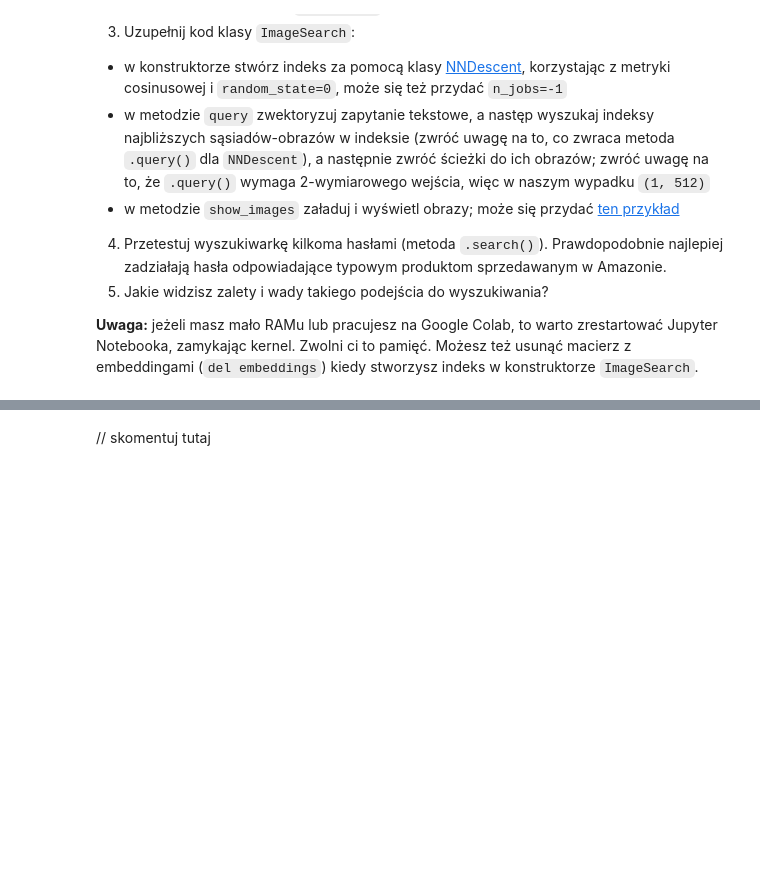
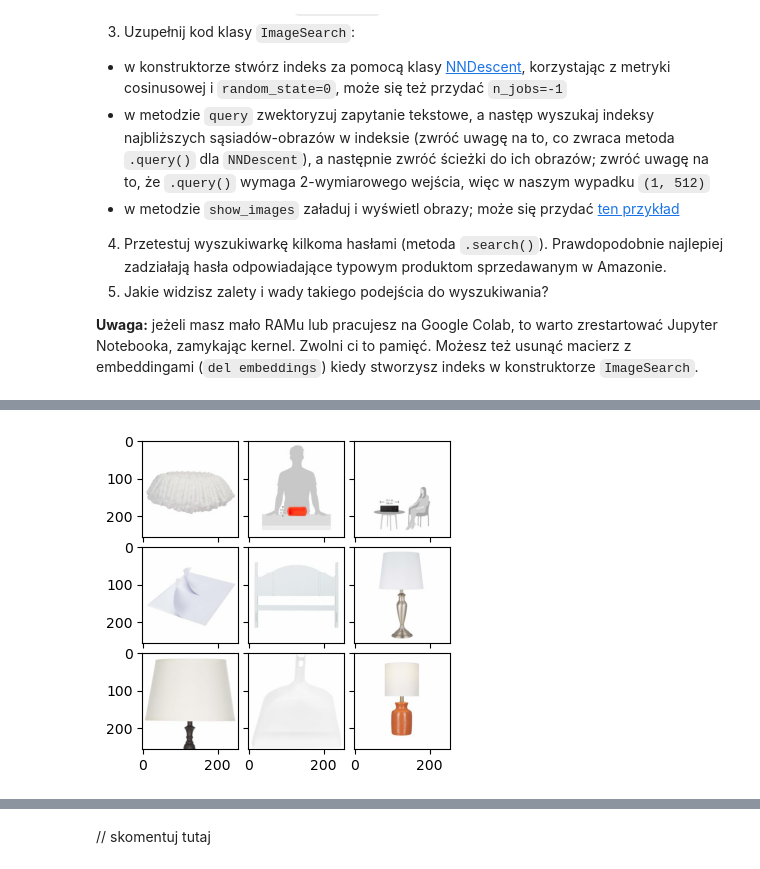
Before and after one commit to basiav/ML-Intro-Course-AGH, a Jupyter notebook: lab2/notebook_empty.ipynb, the cells around one changed output, grey strips where cells are left out. Saved outputs shown, nothing was run; the diff lists cells and outputs as text; code cells hidden in the pictures; blank space fills up the shorter version.

```diff
--- a/lab2/notebook_empty.ipynb
+++ b/lab2/notebook_empty.ipynb
@@ -1174,6 +1193,9 @@ def vectorize_images(image_paths: pd.Series) -> np.ndarray:
 embeddings = vectorize_images(image_paths)
 # %%
 from pynndescent import NNDescent
+from mpl_toolkits.axes_grid1 import ImageGrid
+from time import time
+import itertools
 
 
 class ImageSearch:
@@ -1185,16 +1207,45 @@ class ImageSearch:
         self.model = SentenceTransformer("clip-ViT-B-32", device=device)
 
         # create PyNNDescent index
-        self.index = ...
+        start_time = time()
+        self.index = NNDescent(
+            embeddings, metric="cosine", random_state=0, n_jobs=-1
+        )
+        end_time = time()
+        print(f"Build method: {end_time - start_time:.2f} sec")
+        start_time = time()
+        self.index.prepare()
+        end_time = time()
+        print(f"Prepare method: {end_time - start_time:.2f} sec")
 
     def search(self, text: str, n_neighbors: int = 9) -> None:
         image_paths = self.query(text, n_neighbors)
         self.show(image_paths)
 
     def query(self, text: str, n_neighbors: int = 9) -> list[str]:
-        ...
+        text_emb = self.model.encode(text).reshape(1, 512)
+        indices, distances = self.index.query(text_emb, k=n_neighbors)
+        # Itertool to get a list of strings
+        # instead of a list of 1 array of strings
+        # is there a more elegant way?
+        return list(itertools.chain(*[self.image_paths[i] for i in indices]))
 
     def show(self, image_paths: list[str]) -> None:
-        ...
+        im_len = len(image_paths)
+        sqrt = int(np.sqrt([im_len]))
+        sqrt = sqrt if im_len / sqrt == sqrt else sqrt + 1
+
+        fig = plt.figure(figsize=(4.0, 4.0))
+        grid = ImageGrid(
+            fig,
+            111,
+            nrows_ncols=(sqrt, sqrt),
+            axes_pad=0.1,
+        )
+        imgs = [Image.open(path) for path in image_paths]
+
+        for ax, im in zip(grid, imgs):
+            ax.imshow(im)
+        return
 # %%
 image_search = ImageSearch(image_paths, embeddings)
@@ -1202,0 +1259,4 @@ image_search.search("blue pillow")
+# %%
+image_search.search("red pillow")
+# %% [output]
+[figure, added]
```
Also changed, not shown: parts of 5 cells of this notebook, 3 other files.
